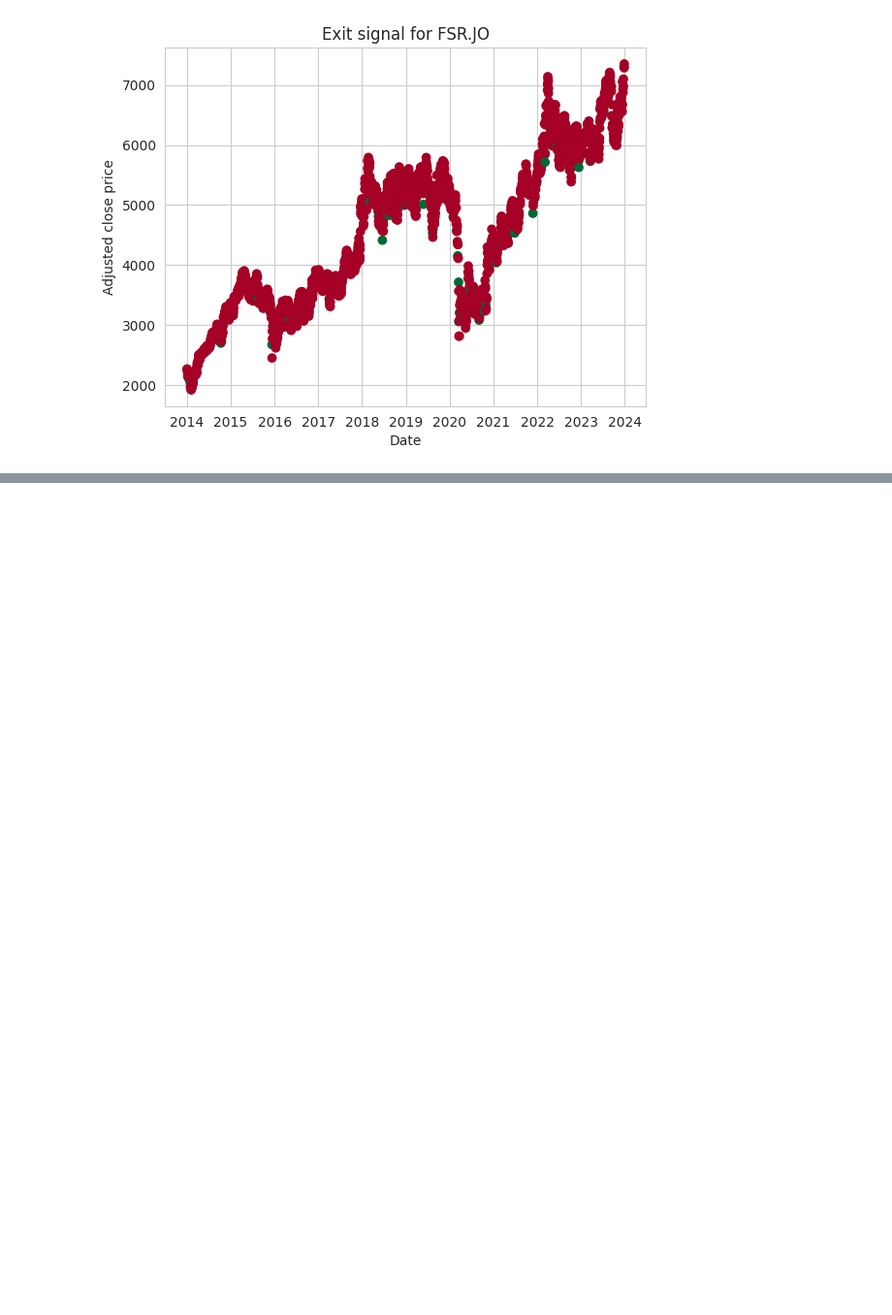
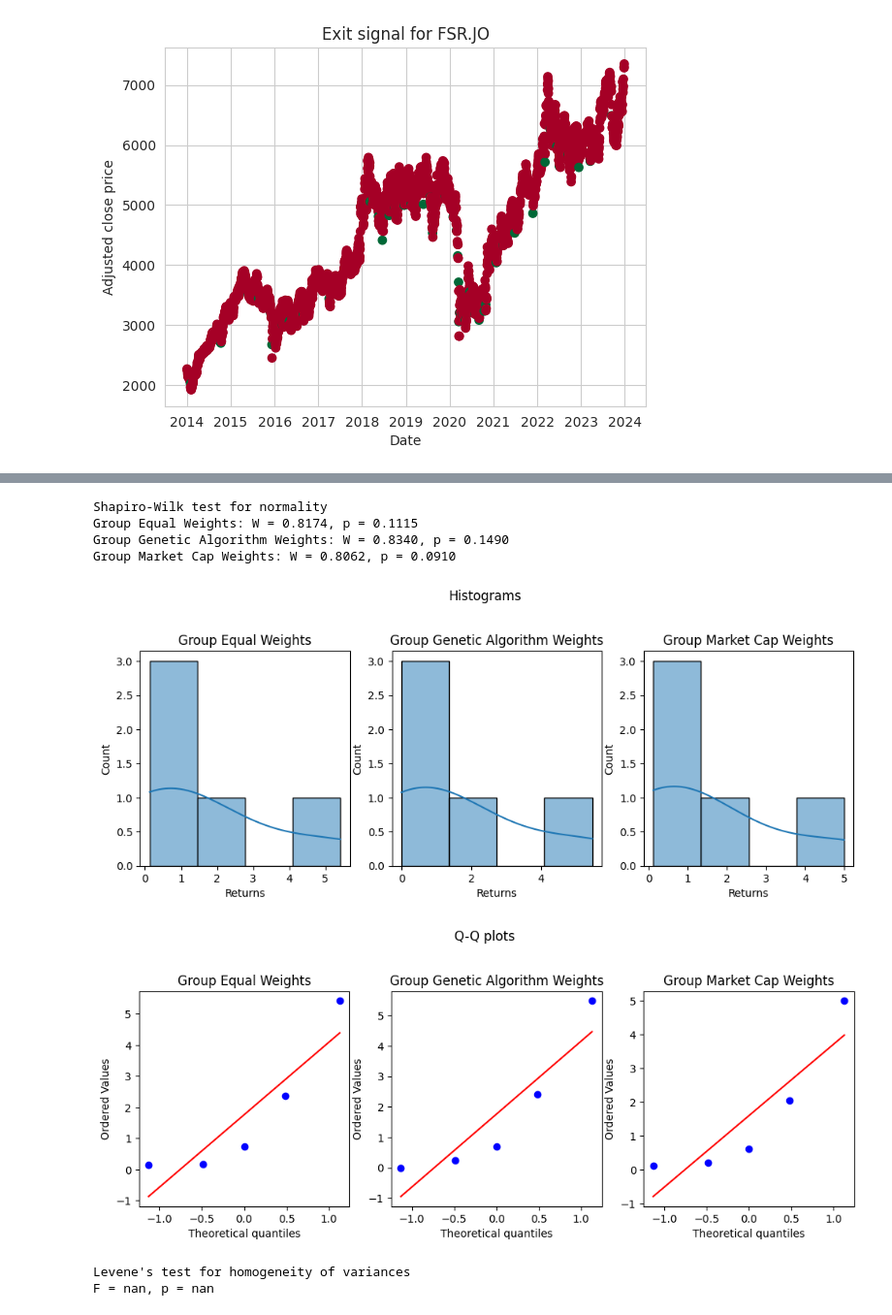
Before and after one commit to 1980zemira/Debunking-Market-Myth, a Jupyter notebook: Capstone_code_working_doc.ipynb, the cells around one changed output, grey strips where cells are left out. Shown at 97% size. Saved outputs shown, nothing was run; the diff lists cells and outputs as text; code cells hidden in the pictures; blank space fills up the shorter version.

```diff
--- a/Capstone_code_working_doc.ipynb
+++ b/Capstone_code_working_doc.ipynb
@@ -625,0 +701,79 @@ Based on the results, it seems that none of the metrics (Returns, Risk, Sharpe R
+# %%
+# Import libraries
+import pandas as pd
+import numpy as np
+import scipy.stats as stats
+import matplotlib.pyplot as plt
+import seaborn as sns
+
+# Create a DataFrame from the data
+df = pd.DataFrame({'Returns': [0.133185, 5.416369, 0.734569, 2.35925, 0.156753, -0.003816, 5.474791, 0.686936, 2.40539, 0.238961, 0.209513, 4.991161, 0.610719, 2.035723, 0.116835],
+                   'Risk': [-0.027635, 0, -0.16123, -0.166267, -0.4969, -0.037701, 0, -0.184012, -0.179097, -0.518083, -0.034033, 0, -0.17888, -0.147384, -0.473854],
+                   'Sharpe Ratio': [1.185244, 14.625351, 2.289376, 6.690711, 0.433623, -0.08462, 14.198086, 1.988151, 6.505565, 0.59015, 1.8378, 14.827784, 2.01193, 6.115498, 0.316073],
+                   'Win Rate': [0.001576, 0.033176, 0.04539, 0.109732, 0.24342, 0.001223, 0.032864, 0.045815, 0.105928, 0.249795, 0.00182, 0.032618, 0.043772, 0.099905, 0.246331],
+                   'Volatility': [0.095975, 0.390957, 0.328434, 0.356783, 0.345947, 0.090829, 0.411047, 0.353447, 0.374279, 0.378907, 0.110678, 0.351692, 0.320178, 0.34139, 0.332986],
+                   'Weighting_Method': ['Equal Weights', 'Equal Weights', 'Equal Weights', 'Equal Weights', 'Equal Weights', 'Genetic Algorithm Weights', 'Genetic Algorithm Weights', 'Genetic Algorithm Weights', 'Genetic Algorithm Weights', 'Genetic Algorithm Weights', 'Market Cap Weights', 'Market Cap Weights', 'Market Cap Weights', 'Market Cap Weights', 'Market Cap Weights'],
+                   'Entry_Signal': ['moving_average_crossover', 'bollinger_bands_breakout', 'rsi_divergence', 'stochastic_oscillator', 'random_entry_signal', 'moving_average_crossover', 'bollinger_bands_breakout', 'rsi_divergence', 'stochastic_oscillator', 'random_entry_signal', 'moving_average_crossover', 'bollinger_bands_breakout', 'rsi_divergence', 'stochastic_oscillator', 'random_entry_signal']})
+
+# Choose a dependent variable to test the assumptions
+# For example, let's use Returns
+y = 'Returns'
+
+# Test normality using Shapiro-Wilk test
+# The null hypothesis is that the data is normally distributed
+# If p < 0.05, we reject the null hypothesis and conclude that the data is not normally distributed
+print('Shapiro-Wilk test for normality')
+for group in df['Weighting_Method'].unique():
+    stat, p = stats.shapiro(df[y][df['Weighting_Method'] == group])
+    print(f'Group {group}: W = {stat:.4f}, p = {p:.4f}')
+
+# Alternatively, we can use histograms and Q-Q plots to visually check the normality
+# The histograms should show a bell-shaped curve, and the Q-Q plots should show the data points close to the diagonal line
+plt.figure(figsize=(12, 8))
+for i, group in enumerate(df['Weighting_Method'].unique()):
+    plt.subplot(2, 3, i+1)
+    sns.histplot(df[y][df['Weighting_Method'] == group], kde=True)
+    plt.title(f'Group {group}')
+plt.suptitle('Histograms')
+plt.show()
+
+plt.figure(figsize=(12, 8))
+for i, group in enumerate(df['Weighting_Method'].unique()):
+    plt.subplot(2, 3, i+1)
+    stats.probplot(df[y][df['Weighting_Method'] == group], plot=plt)
+    plt.title(f'Group {group}')
+plt.suptitle('Q-Q plots')
+plt.show()
+
+# Test homogeneity of variances using Levene's test
+# The null hypothesis is that the variances are equal across the groups
+# If p < 0.05, we reject the null hypothesis and conclude that the variances are not equal
+print('Levene\'s test for homogeneity of variances')
+stat, p = stats.levene(df[y][df['Weighting_Method'] == 'Equal_Weights'],
+                       df[y][df['Weighting_Method'] == 'Genetic Algorithm Weights'],
+                       df[y][df['Weighting_Method'] == 'Market Cap Weights'])
+print(f'F = {stat:.4f}, p = {p:.4f}')
+
+# Alternatively, we can use boxplots to visually check the homogeneity of variances
+# The boxplots should show similar spread of the data across the groups
+plt.figure(figsize=(6, 4))
+sns.boxplot(x='Weighting_Method', y=y, data=df)
+plt.title('Boxplots')
+plt.show()
+
+# Test independence using Durbin-Watson test
+# The test statistic ranges from 0 to 4, where 2 means no autocorrelation
+# Values below 2 indicate positive autocorrelation, and values above 2 indicate negative autocorrelation
+# There is no formal cut-off value, but a rule of thumb is that the test statistic should be between 1.5 and 2.5
+print('Durbin-Watson test for independence')
+dw = np.sum(np.diff(df[y])**2) / np.sum(df[y]**2)
+print(f'd = {dw:.4f}')
+# %% [output]
+Shapiro-Wilk test for normality
+Group Equal Weights: W = 0.8174, p = 0.1115
+Group Genetic Algorithm Weights: W = 0.8340, p = 0.1490
+Group Market Cap Weights: W = 0.8062, p = 0.0910
+[figure, added]
+[figure, added]
+Levene's test for homogeneity of variances
+F = nan, p = nan
```
Also changed, not shown: parts of 30 cells of this notebook.
